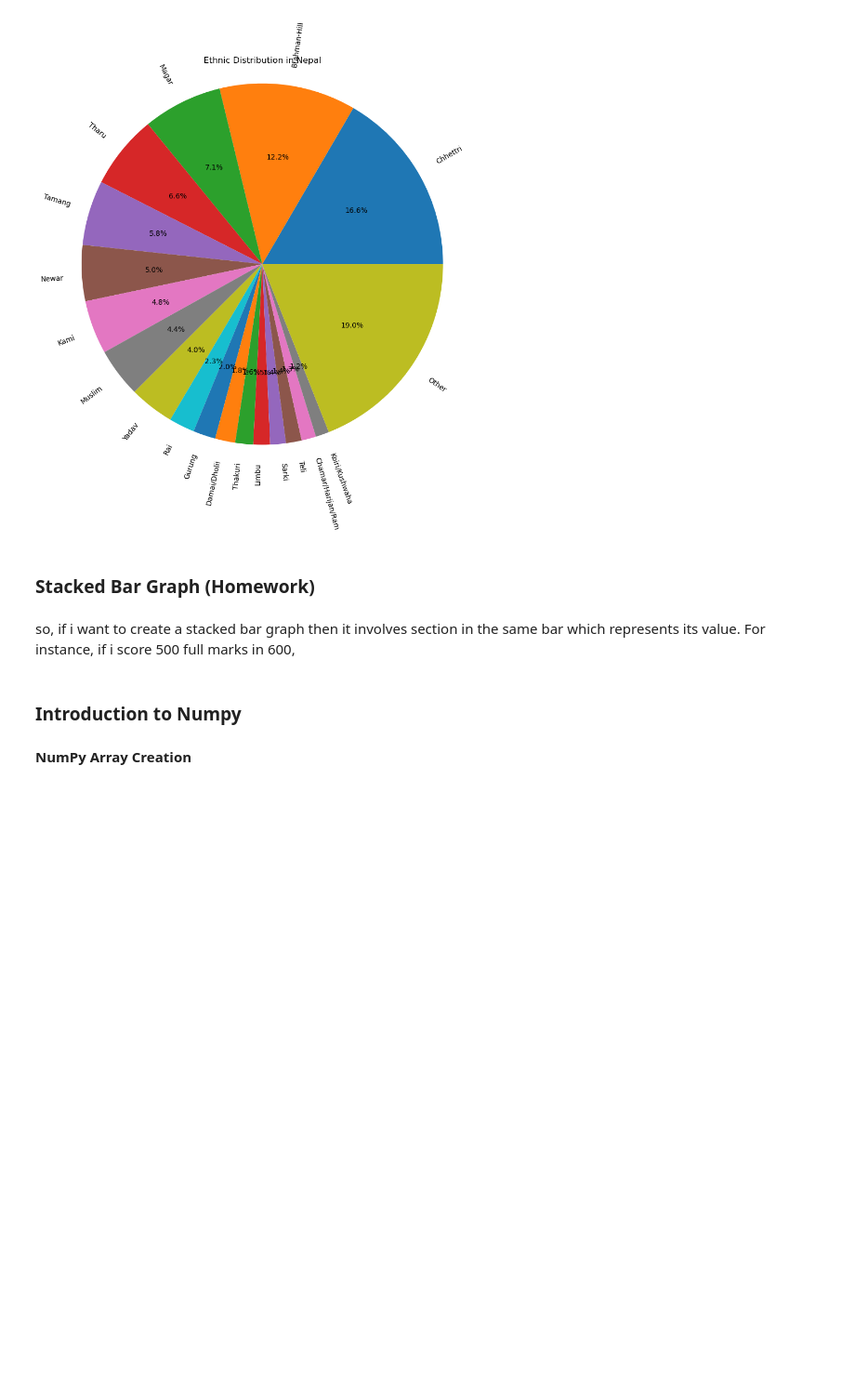
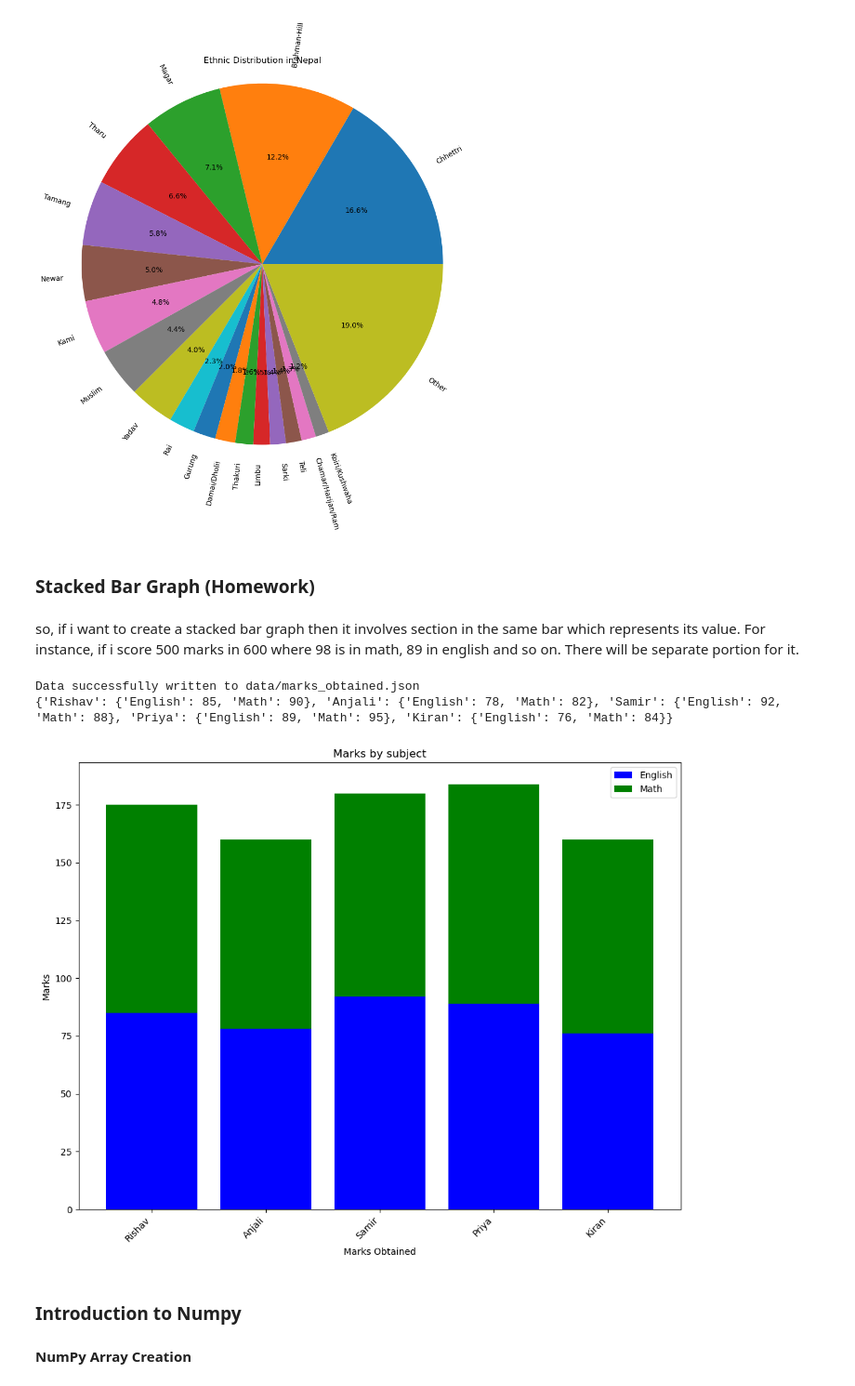
Before and after one commit to Greshanris/python-programming, a Jupyter notebook: week4part2.ipynb, the cells around one changed output. Shown at 93% size. Drawn from its saved outputs; the diff is of its cells as text; code cells hidden in the pictures; blank space fills up the shorter version.

```diff
--- a/week4part2.ipynb
+++ b/week4part2.ipynb
@@ -334,7 +334,80 @@ plt.show()
 # %% [markdown]
 ### Stacked Bar Graph (Homework)
 # %% [markdown]
-so, if i want to create a stacked bar graph then it involves section in the same bar which represents its value. For instance, if i score 500 full marks in 600,
+so, if i want to create a stacked bar graph then it involves section in the same bar which represents its value. For instance, if i score 500 marks in 600 where 98 is in math, 89 in english and so on. There will be separate portion for it.
+# %%
+import json
+import matplotlib.pyplot as plt
+import pandas as pd
+
+
+# Define the ethnic distribution data
+# ethnic_distribution = {
+#     "Newar": {"male": 3000, "female": 3200},
+#     "Tharu": {"male": 2500, "female": 2700},
+#     "Chettri": {"male": 4000, "female": 3800},
+#     "Brahmin": {"male": 1500, "female": 1600},
+#     "Tamang": {"male": 2000, "female": 2100}
+# }
+
+marks_obtained = {
+    "Rishav": {"English": 85, "Math": 90},
+    "Anjali": {"English": 78, "Math": 82},
+    "Samir": {"English": 92, "Math": 88},
+    "Priya": {"English": 89, "Math": 95},
+    "Kiran": {"English": 76, "Math": 84}
+}
+
+
+# # Specify the file name
+file_name = 'data/marks_obtained.json'
+
+# # Write the data to a JSON file
+with open(file_name, 'w') as json_file:
+    json.dump(marks_obtained, json_file, indent=4)
+
+print(f"Data successfully written to {file_name}")
+
+# Load the ethnic distribution data
+with open('data/marks_obtained.json', 'r') as file:
+    marks_obtained_json_load = json.load(file)
+
+print(marks_obtained_json_load)
+
+# Data Preparation
+# Extracting datas
+labels = list(marks_obtained_json_load.keys())
+english_score = [marks_obtained_json_load[group]['English'] for group in labels]
+math_score = [marks_obtained_json_load[group]['Math'] for group in labels]
+
+# Create a DataFrame for better handling
+data = pd.DataFrame({
+    'Marks Obtained': labels,
+    'English Score': english_score,
+    'Math Score': math_score
+})
+
+# Create the stacked bar graph
+plt.figure(figsize=(10, 8))
+
+# Plotting the stacked bar graph
+plt.bar(data['Marks Obtained'], data['English Score'], color='blue', label='English')
+plt.bar(data['Marks Obtained'], data['Math Score'], bottom=data['English Score'], color='green', label='Math')
+
+# Add labels and title
+plt.xlabel('Marks Obtained')
+plt.ylabel('Marks')
+plt.title('Marks by subject')
+plt.xticks(rotation=45, ha='right')
+plt.legend()
+plt.tight_layout()
+
+# Show the plot
+plt.show()
+# %% [output]
+Data successfully written to data/marks_obtained.json
+{'Rishav': {'English': 85, 'Math': 90}, 'Anjali': {'English': 78, 'Math': 82}, 'Samir': {'English': 92, 'Math': 88}, 'Priya': {'English': 89, 'Math': 95}, 'Kiran': {'English': 76, 'Math': 84}}
+[figure, added]
 # %% [markdown]
 ### Introduction to Numpy
 
```
Also changed, not shown: 1 other file.
